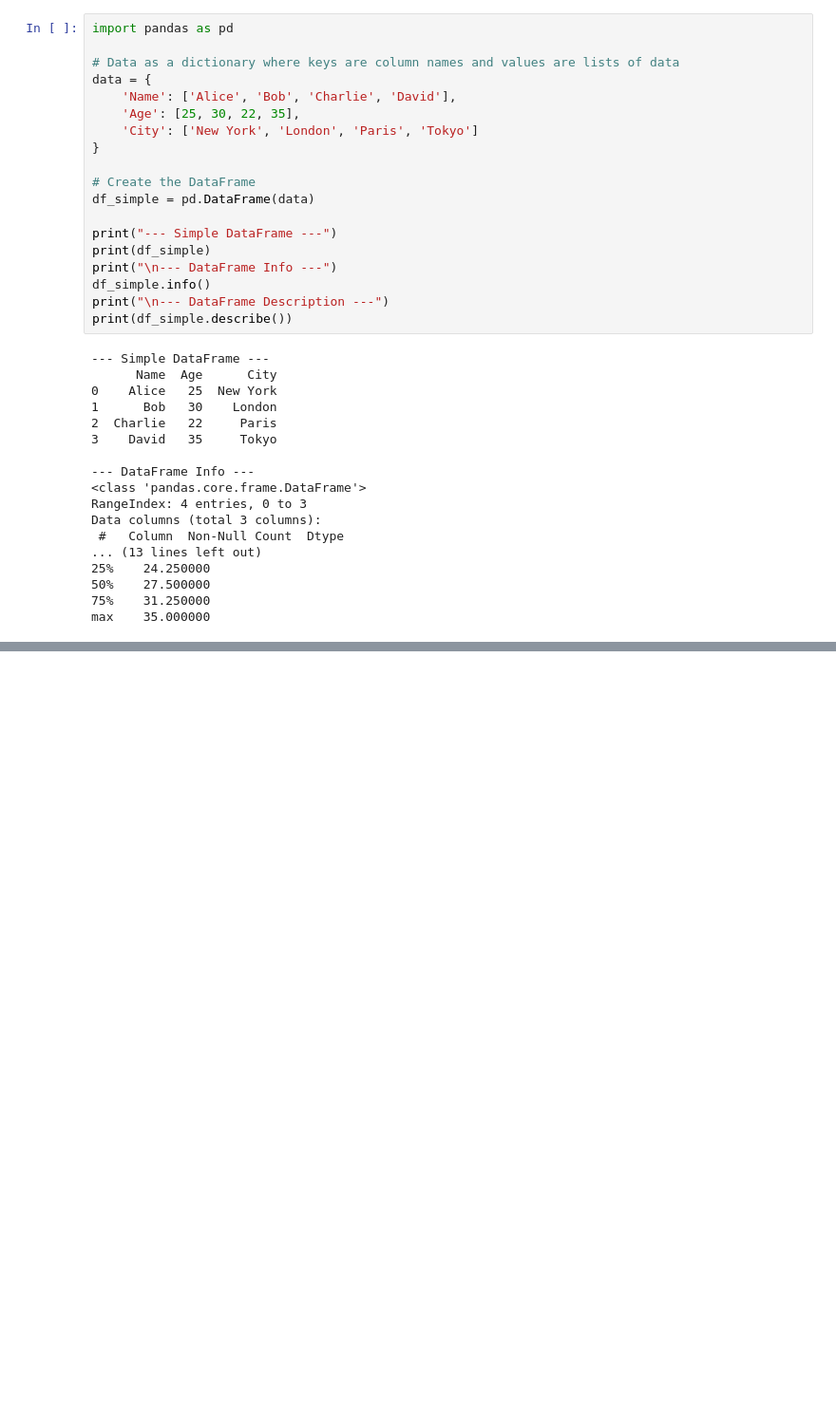
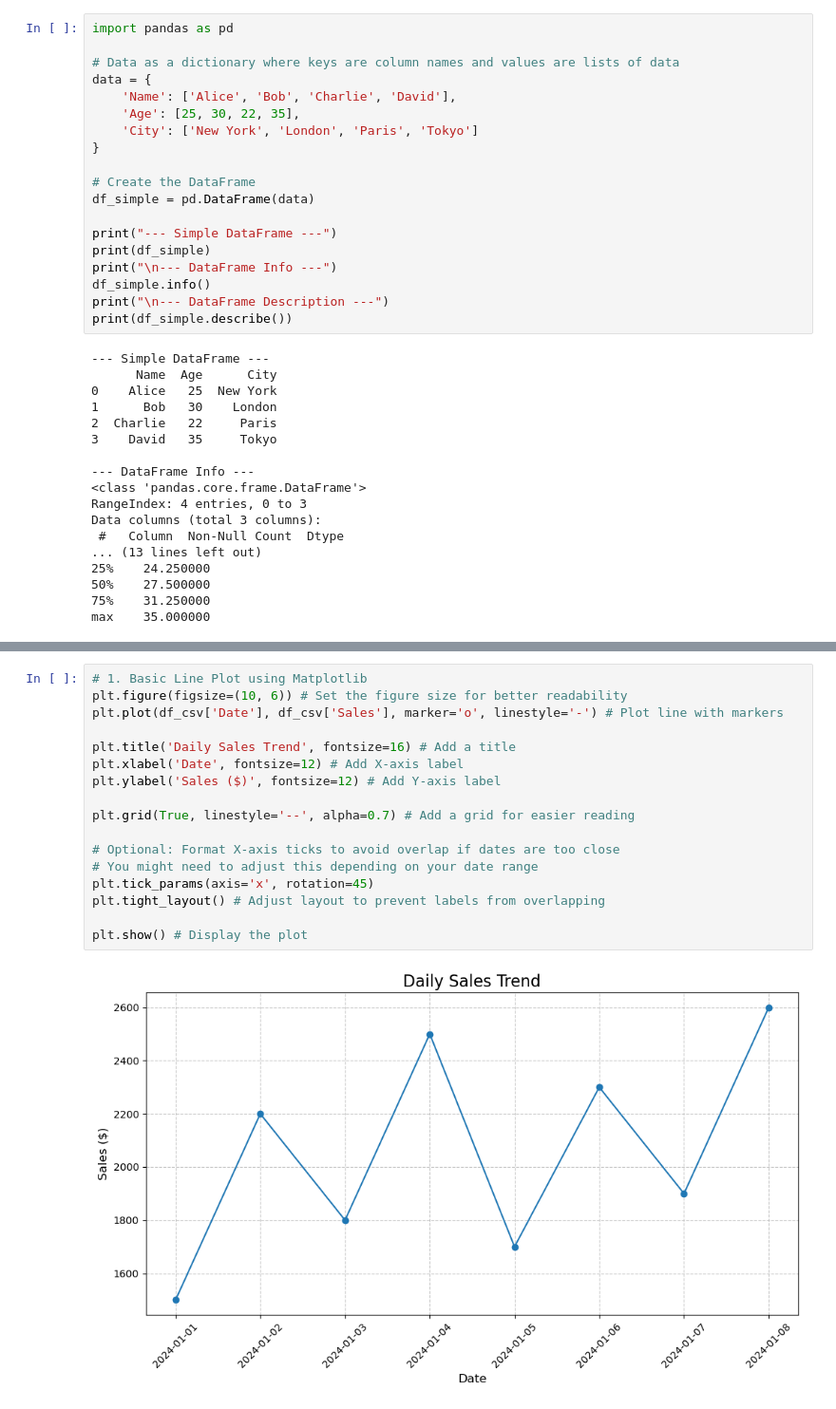
Before and after one commit to Ruhi1010/machine_learning, a Jupyter notebook: practice.ipynb, the cells around one changed output, grey strips where cells are left out. Shown: that part at 95% size. Cells and saved outputs as stored; diff of their text form; blank space fills up the shorter version.

```diff
--- a/practice.ipynb
+++ b/practice.ipynb
@@ -56,0 +217,19 @@ max    35.000000
+# %%
+# 1. Basic Line Plot using Matplotlib
+plt.figure(figsize=(10, 6)) # Set the figure size for better readability
+plt.plot(df_csv['Date'], df_csv['Sales'], marker='o', linestyle='-') # Plot line with markers
+
+plt.title('Daily Sales Trend', fontsize=16) # Add a title
+plt.xlabel('Date', fontsize=12) # Add X-axis label
+plt.ylabel('Sales ($)', fontsize=12) # Add Y-axis label
+
+plt.grid(True, linestyle='--', alpha=0.7) # Add a grid for easier reading
+
+# Optional: Format X-axis ticks to avoid overlap if dates are too close
+# You might need to adjust this depending on your date range
+plt.tick_params(axis='x', rotation=45)
+plt.tight_layout() # Adjust layout to prevent labels from overlapping
+
+plt.show() # Display the plot
+# %% [output]
+[figure, added]
```
Also changed, not shown: parts of 10 cells of this notebook, 1 other file.
